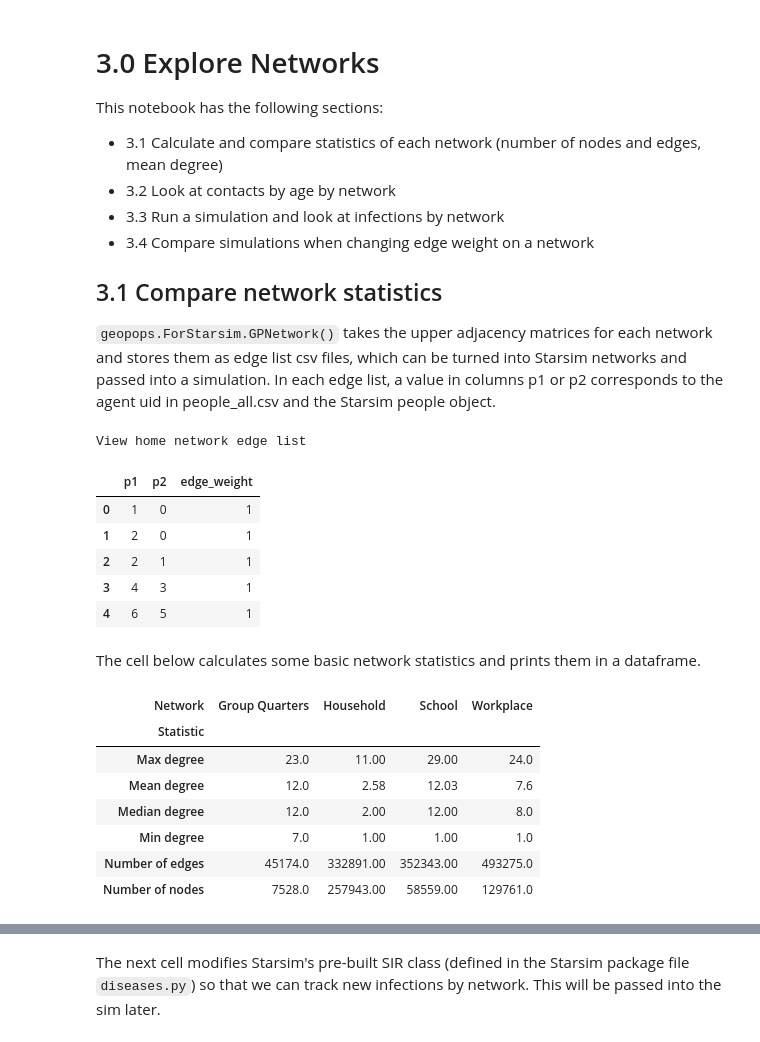
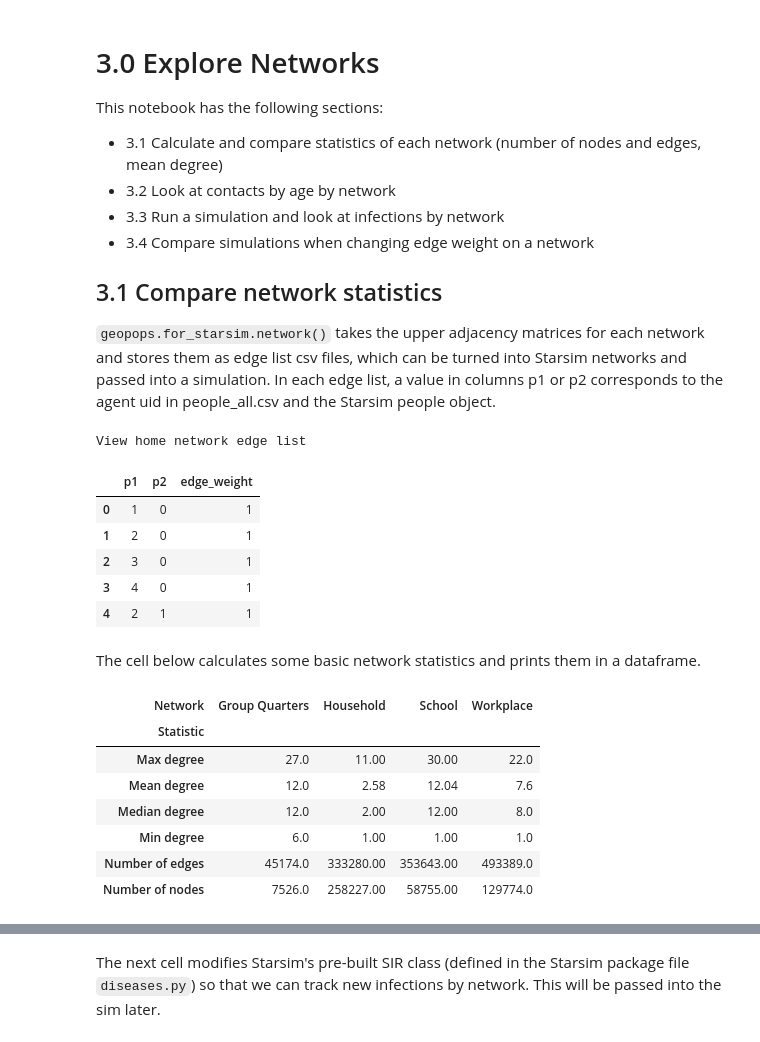
Before and after one commit to GeoPopsHub/sc_spartanburg_measles, a Jupyter notebook: 3_explore_networks.ipynb, the cells around one changed output, grey strips where cells are left out. Cells and saved outputs as stored; diff of their text form; code cells hidden in the pictures.

```diff
--- a/3_explore_networks.ipynb
+++ b/3_explore_networks.ipynb
@@ -26,23 +27,23 @@ This notebook has the following sections:
 * 3.4 Compare simulations when changing edge weight on a network
 
 ## 3.1 Compare network statistics
-`geopops.ForStarsim.GPNetwork()` takes the upper adjacency matrices for each network and stores them as edge list csv files, which can be turned into Starsim networks and passed into a simulation. In each edge list, a value in columns p1 or p2 corresponds to the agent uid in people_all.csv and the Starsim people object.
+`geopops.for_starsim.network()` takes the upper adjacency matrices for each network and stores them as edge list csv files, which can be turned into Starsim networks and passed into a simulation. In each edge list, a value in columns p1 or p2 corresponds to the agent uid in people_all.csv and the Starsim people object.
 # %%
 # Read in edge list dataframes
-h_df = pd.read_csv("data/pop_export/starsim/net_h.csv").drop(columns=['Unnamed: 0'])
-s_df = pd.read_csv("data/pop_export/starsim/net_s.csv").drop(columns=['Unnamed: 0'])
-w_df = pd.read_csv("data/pop_export/starsim/net_w.csv").drop(columns=['Unnamed: 0'])
-g_df = pd.read_csv("data/pop_export/starsim/net_g.csv").drop(columns=['Unnamed: 0'])
+h_df = pd.read_csv("data/pop_export/starsim/net_h.csv")
+s_df = pd.read_csv("data/pop_export/starsim/net_s.csv")
+w_df = pd.read_csv("data/pop_export/starsim/net_w.csv")
+g_df = pd.read_csv("data/pop_export/starsim/net_g.csv")
 print('View home network edge list')
 h_df.head()
 # %% [output]
 View home network edge list
 |  | p1 | p2 | edge_weight |
 | 0 | 1 | 0 | 1 |
 | 1 | 2 | 0 | 1 |
-| 2 | 2 | 1 | 1 |
-| 3 | 4 | 3 | 1 |
-| 4 | 6 | 5 | 1 |
+| 2 | 3 | 0 | 1 |
+| 3 | 4 | 0 | 1 |
+| 4 | 2 | 1 | 1 |
 # %% [markdown]
 The cell below calculates some basic network statistics and prints them in a dataframe.
 # %%
@@ -83,10 +84,10 @@ stats_df
 # %% [output]
 | Network | Group Quarters | Household | School | Workplace |
 | Statistic |  |  |  |  |
-| Max degree | 23.0 | 11.00 | 29.00 | 24.0 |
-| Mean degree | 12.0 | 2.58 | 12.03 | 7.6 |
+| Max degree | 27.0 | 11.00 | 30.00 | 22.0 |
+| Mean degree | 12.0 | 2.58 | 12.04 | 7.6 |
 | Median degree | 12.0 | 2.00 | 12.00 | 8.0 |
-| Min degree | 7.0 | 1.00 | 1.00 | 1.0 |
-| Number of edges | 45174.0 | 332891.00 | 352343.00 | 493275.0 |
-| Number of nodes | 7528.0 | 257943.00 | 58559.00 | 129761.0 |
+| Min degree | 6.0 | 1.00 | 1.00 | 1.0 |
+| Number of edges | 45174.0 | 333280.00 | 353643.00 | 493389.0 |
+| Number of nodes | 7526.0 | 258227.00 | 58755.00 | 129774.0 |
 # %% [markdown]
```
Also changed, not shown: parts of 14 cells of this notebook.
